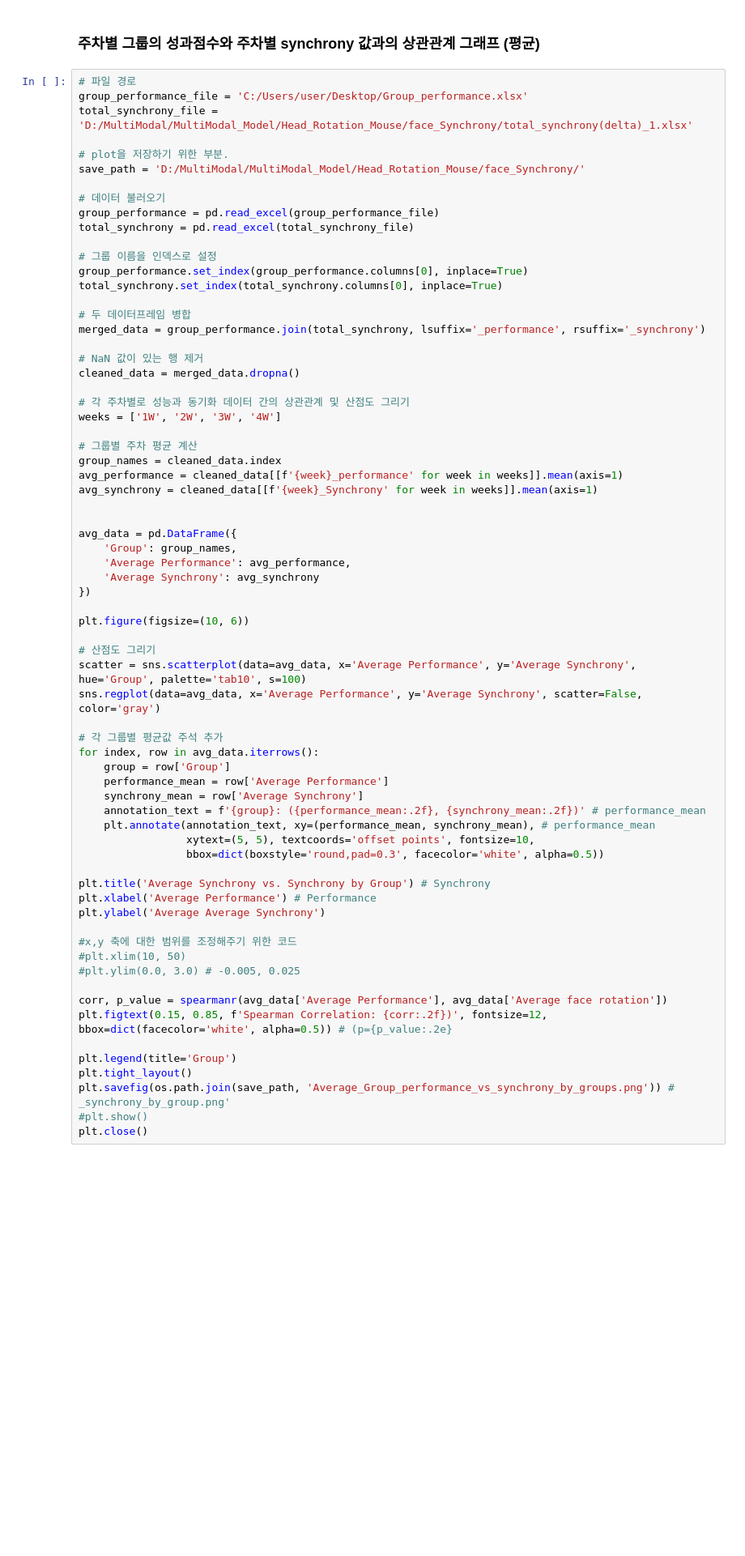
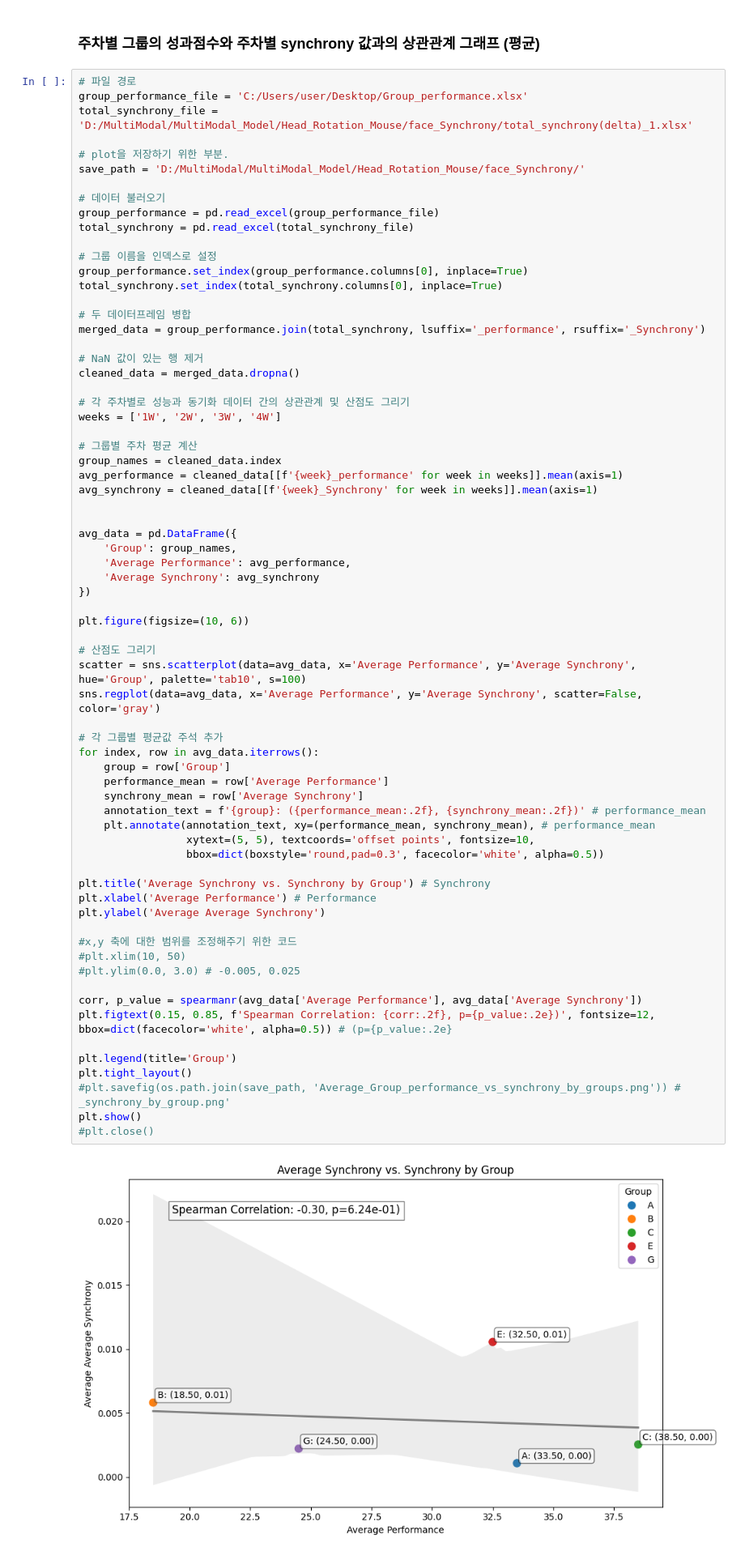
Before and after one commit to JunHyeong13/HCI_LAB_J, a Jupyter notebook: MultiModal_Analysis/Practice_Draw_graph/Visualization_plot(v2).ipynb, the cells around one changed output. Shown at 81% size. Drawn from its saved outputs; the diff is of its cells as text; blank space fills up the shorter version.

Commit message:
Visualization value update

```diff
--- a/MultiModal_Analysis/Practice_Draw_graph/Visualization_plot(v2).ipynb
+++ b/MultiModal_Analysis/Practice_Draw_graph/Visualization_plot(v2).ipynb
@@ -653,7 +662,7 @@ group_performance.set_index(group_performance.columns[0], inplace=True)
 total_synchrony.set_index(total_synchrony.columns[0], inplace=True)
 
 # 두 데이터프레임 병합
-merged_data = group_performance.join(total_synchrony, lsuffix='_performance', rsuffix='_synchrony')
+merged_data = group_performance.join(total_synchrony, lsuffix='_performance', rsuffix='_Synchrony')
 
 # NaN 값이 있는 행 제거
 cleaned_data = merged_data.dropna()
@@ -673,38 +682,40 @@ avg_data = pd.DataFrame({
     'Average Synchrony': avg_synchrony
 })
 
 plt.figure(figsize=(10, 6))
 
 # 산점도 그리기
 scatter = sns.scatterplot(data=avg_data, x='Average Performance', y='Average Synchrony', hue='Group', palette='tab10', s=100)
 sns.regplot(data=avg_data, x='Average Performance', y='Average Synchrony', scatter=False, color='gray')
 
 # 각 그룹별 평균값 주석 추가
 for index, row in avg_data.iterrows():
     group = row['Group']
     performance_mean = row['Average Performance']
     synchrony_mean = row['Average Synchrony']
     annotation_text = f'{group}: ({performance_mean:.2f}, {synchrony_mean:.2f})' # performance_mean
     plt.annotate(annotation_text, xy=(performance_mean, synchrony_mean), # performance_mean
                  xytext=(5, 5), textcoords='offset points', fontsize=10,
                  bbox=dict(boxstyle='round,pad=0.3', facecolor='white', alpha=0.5))
 
 plt.title('Average Synchrony vs. Synchrony by Group') # Synchrony
 plt.xlabel('Average Performance') # Performance
 plt.ylabel('Average Average Synchrony')
 
 #x,y 축에 대한 범위를 조정해주기 위한 코드
 #plt.xlim(10, 50)
 #plt.ylim(0.0, 3.0) # -0.005, 0.025
 
-corr, p_value = spearmanr(avg_data['Average Performance'], avg_data['Average face rotation'])
-plt.figtext(0.15, 0.85, f'Spearman Correlation: {corr:.2f})', fontsize=12, bbox=dict(facecolor='white', alpha=0.5)) # (p={p_value:.2e}
+corr, p_value = spearmanr(avg_data['Average Performance'], avg_data['Average Synchrony'])
+plt.figtext(0.15, 0.85, f'Spearman Correlation: {corr:.2f}, p={p_value:.2e})', fontsize=12, bbox=dict(facecolor='white', alpha=0.5)) # (p={p_value:.2e}
 
 plt.legend(title='Group')
 plt.tight_layout()
-plt.savefig(os.path.join(save_path, 'Average_Group_performance_vs_synchrony_by_groups.png')) # _synchrony_by_group.png'
-#plt.show()
-plt.close()
+#plt.savefig(os.path.join(save_path, 'Average_Group_performance_vs_synchrony_by_groups.png')) # _synchrony_by_group.png'
+plt.show()
+#plt.close()
+# %% [output]
+[figure, added]
 # %% [markdown]
 ### 주차별 그룹의 성과 점수와 그룹의 얼굴 화전량과의 상관관계 그래프 (평균)
 # %%
```
Also changed, not shown: parts of 5 cells of this notebook.
